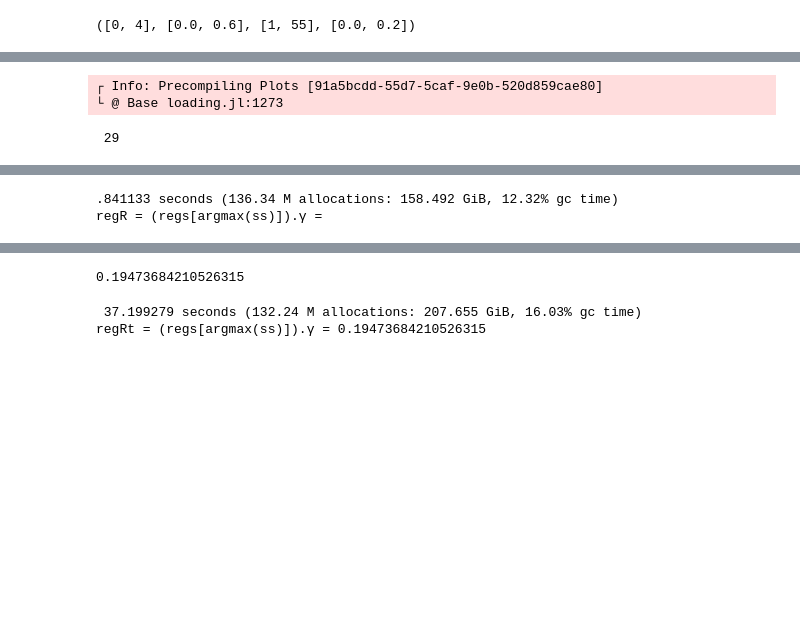
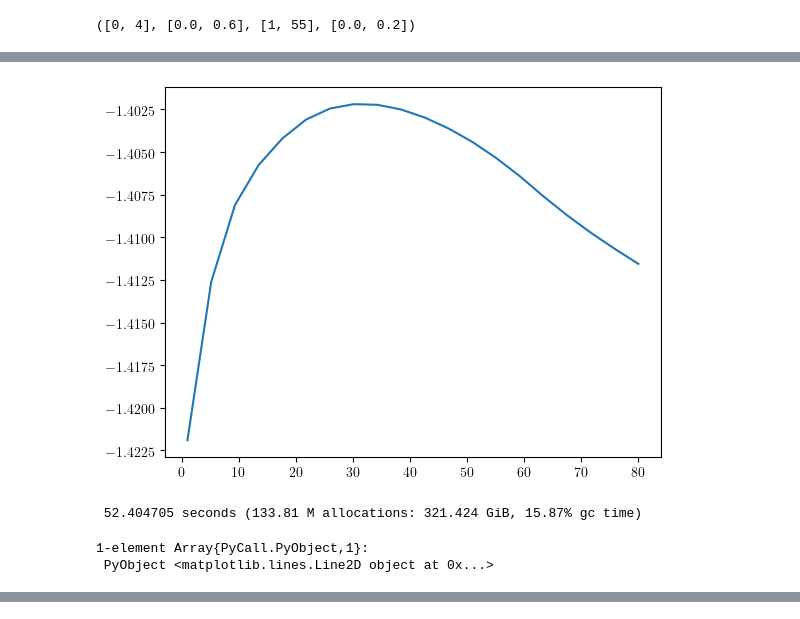
Before and after one commit to axsk/OEBayes, a Jupyter notebook: notebooks/comparison.ipynb, the cells around one changed output, grey strips where cells are left out. Drawn from its saved outputs; the diff is of its cells as text; code cells hidden in the pictures; blank space fills up the shorter version.

```diff
--- a/notebooks/comparison.ipynb
+++ b/notebooks/comparison.ipynb
@@ -91,12 +108,13 @@ figsize=(4,3).*scale
 # %%
-using Plots
-## er estimator
-regs = [ReferenceRegularizer(m, γ) for γ in linspace(0.1,1,ncv)]
-@time ss = [cvscore(m, d, d->ebprior(m, d, r, OPTCONFIG), kfold) for r in regs]
+ncv = 20 # number of samples for gamma
 
-@show regR = regs[argmax(ss)].γ
-Plots.plot([r.γ for r in regs], ss)
+## thik estimator
+regs = [ThikonovRegularizer(γ) for γ in linspace(1,80,ncv)]
+@time ss = [cvscore(m, d, d->ebprior(m, d, r, OPTCONFIG)) for r in regs]
+regT = regs[argmax(ss)].γ
+plot([r.γ for r in regs], ss)
 # %% [output]
+[figure, added]
-┌ Info: Precompiling Plots [91a5bcdd-55d7-5caf-9e0b-520d859cae80]
-└ @ Base loading.jl:1273
+ 52.404705 seconds (133.81 M allocations: 321.424 GiB, 15.87% gc time)
- 29
+1-element Array{PyCall.PyObject,1}:
+ PyObject <matplotlib.lines.Line2D object at 0x...>
@@ -104,2 +120,0 @@ WARNING: using Plots.xlims in module Main conflicts with an existing identifier.
-.841133 seconds (136.34 M allocations: 158.492 GiB, 12.32% gc time)
-regR = (regs[argmax(ss)]).γ =
@@ -108,11 +120,0 @@ regR = (regs[argmax(ss)]).γ =
-0.19473684210526315
-# %%
-## er estimator transformed
-regs = [ReferenceRegularizer(mt, γ) for γ in linspace(0.1,1,ncv)]
-@time ss = [cvscore(mt, d, d->ebprior(mt, d, r, OPTCONFIG), kfold) for r in regs]
-
-@show regRt = regs[argmax(ss)].γ
-Plots.plot([r.γ for r in regs], ss)
-# %% [output]
- 37.199279 seconds (132.24 M allocations: 207.655 GiB, 16.03% gc time)
-regRt = (regs[argmax(ss)]).γ = 0.19473684210526315
```
Also changed, not shown: parts of 34 cells of this notebook, 8 other files.
